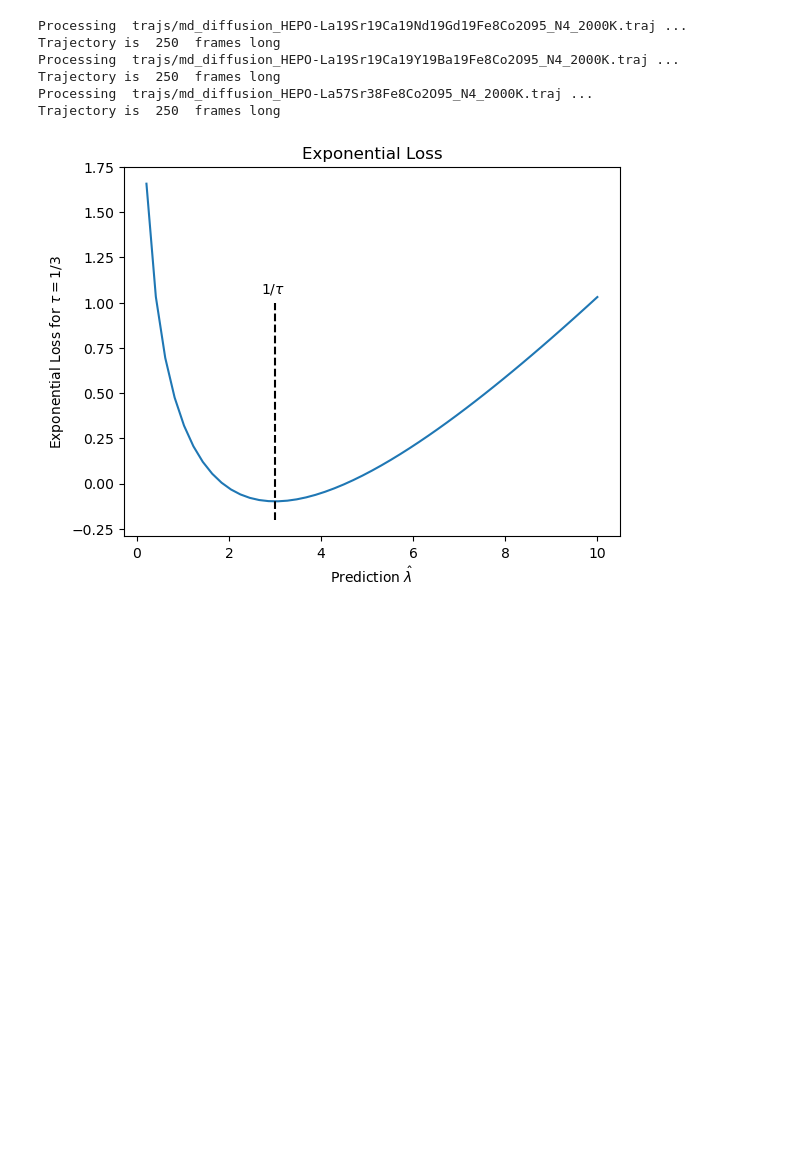
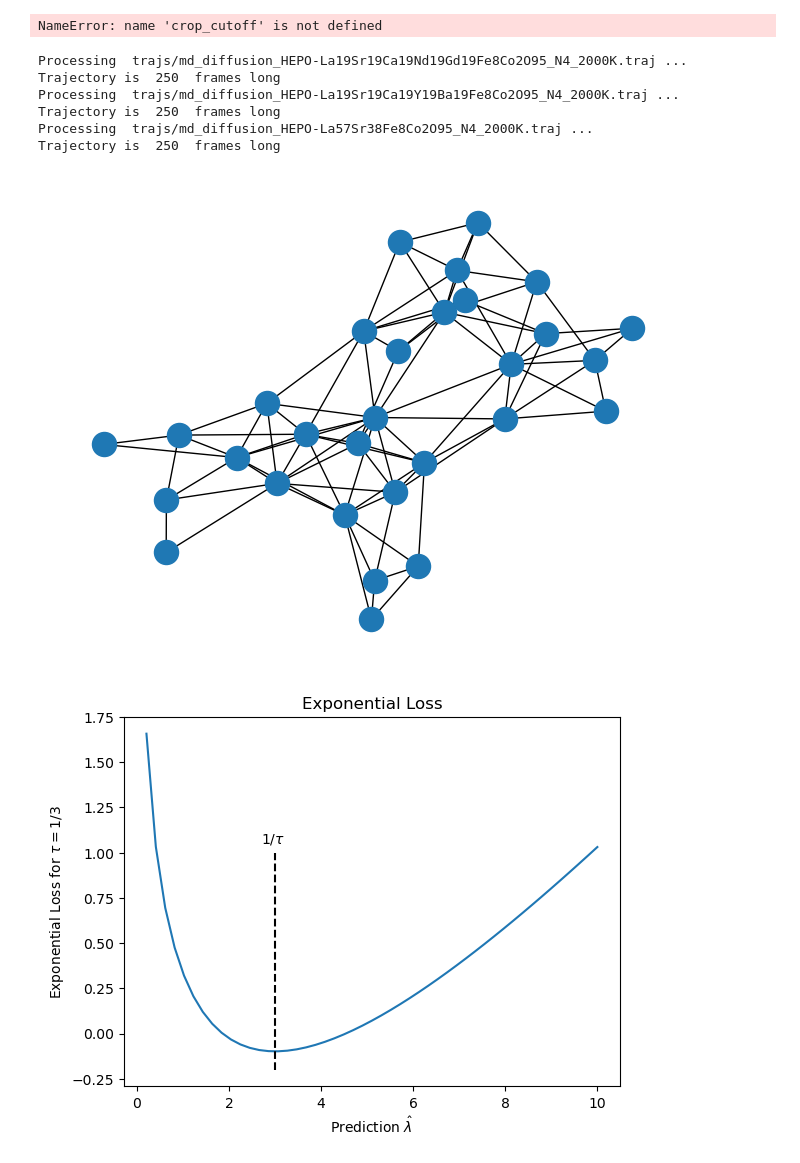
Before and after one commit to adampotter0105/Cation-Migration-ML, a Jupyter notebook: features_labels.ipynb, the cells around one changed output. Drawn from its saved outputs; the diff is of its cells as text; code cells hidden in the pictures; blank space fills up the shorter version.

Commit message:
Debugging: atoms cropping broken, atoms melting in traj

```diff
--- a/features_labels.ipynb
+++ b/features_labels.ipynb
@@ -96,6 +98,25 @@ def atoms_to_graph(atoms, index, label, crop_cutoff=4.15, bond_cutoff=1.5):
     data = Data(x=x, edge_attr= edge_attr, edge_index=edge_index, y=y)
 
     return data, crop_atoms
+# %%
+traj = TrajectoryReader(data_files[0])
+atoms = traj[0]
+el_indexes = [i for i, a in enumerate(traj[0]) if a.symbol == "Sr"]
+
+index = np.random.choice(el_indexes, 1)[0]
+
+cell = np.diagonal(atoms.cell) # lattice parameters
+center_pos = atoms.positions[index]
+crop_sel = np.abs(atoms.positions - center_pos) < 4 # Within crop box
+crop_sel += (cell-np.abs(atoms.positions - center_pos)) < crop_cutoff # Account for orthorhombic boundary condition
+crop_atoms = atoms[np.sum(crop_sel, axis=1) >= 3]
+
+pos = np.array([pos_shift_pbc(cell, center_pos, p)-center_pos for p in crop_atoms.positions ]) # positions are relative to center atom
+crop_atoms.set_positions(pos)
+
+view(crop_atoms, viewer='x3d')
+# %% [output]
+NameError: name 'crop_cutoff' is not defined
 # %%
 def label_feature_gen(filename, epsilon=3, element = "Sr", gamma = 0.7):
     """
@@ -189,6 +210,12 @@ Processing  trajs/md_diffusion_HEPO-La19Sr19Ca19Y19Ba19Fe8Co2O95_N4_2000K.traj .
 Trajectory is  250  frames long
 Processing  trajs/md_diffusion_HEPO-La57Sr38Fe8Co2O95_N4_2000K.traj ...
 Trajectory is  250  frames long
+# %%
+import networkx as nx
+g = torch_geometric.utils.to_networkx(X[101], to_undirected=True)
+nx.draw(g)
+# %% [output]
+[figure, added]
 # %%
 # Save Generated Graphs
 torch.save(X, 'graph_list.pt')
```
Also changed, not shown: parts of 2 cells of this notebook, 3 other files.
